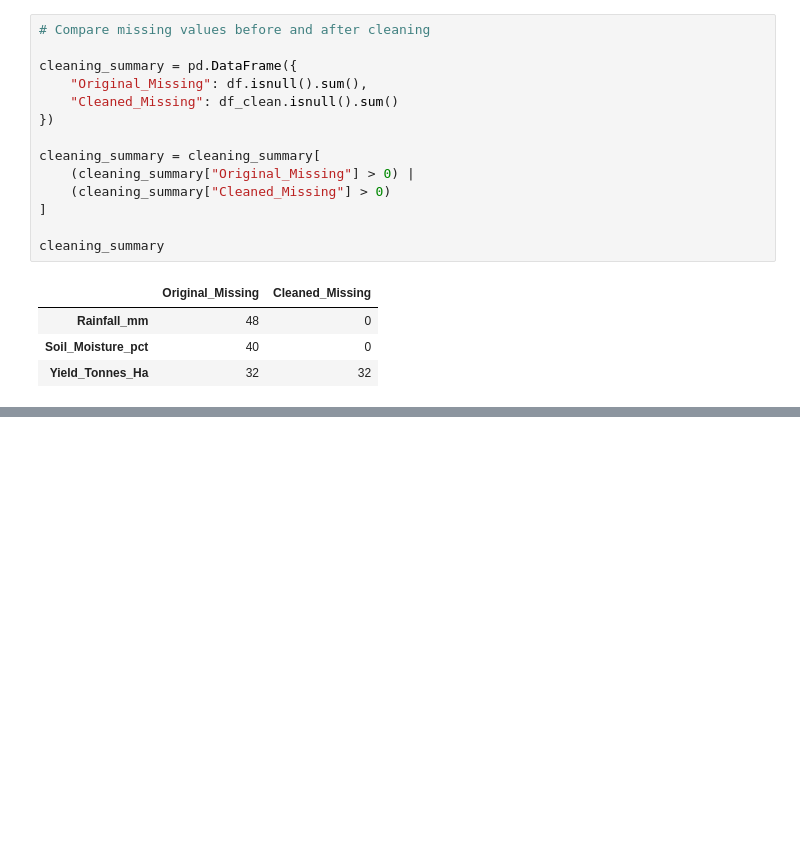
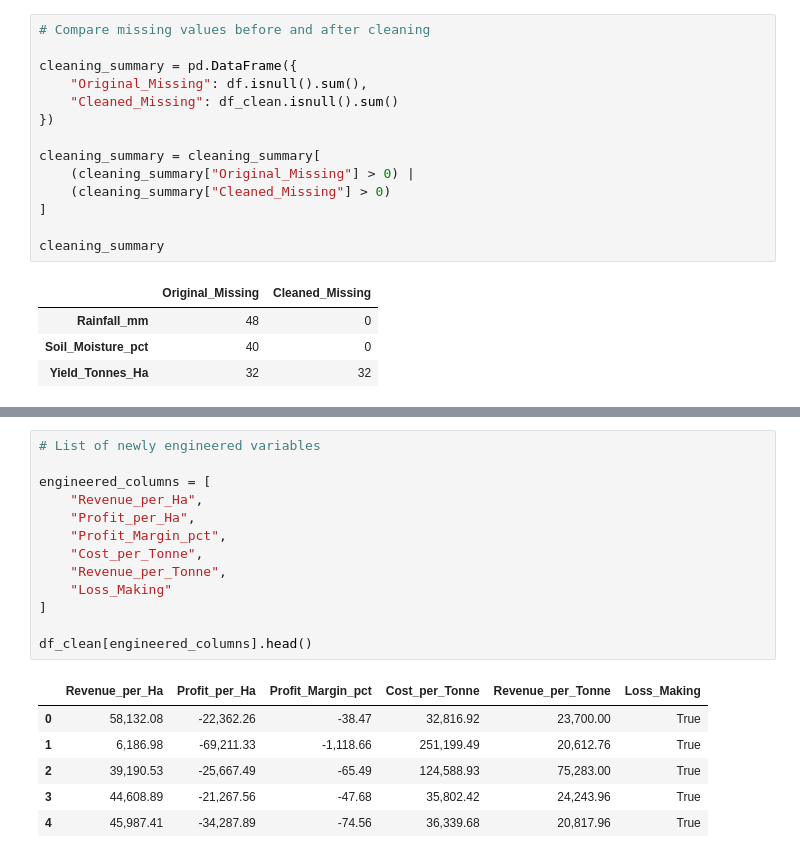
Before and after one commit to TharunPranav2007/Seasonal-Agriculture-Performance-Analysis, a Jupyter notebook: notebooks/seasonal_agriculture_analysis.ipynb, the cells around one changed output, grey strips where cells are left out. Saved outputs shown, nothing was run; the diff lists cells and outputs as text; blank space fills up the shorter version.

```diff
--- a/notebooks/seasonal_agriculture_analysis.ipynb
+++ b/notebooks/seasonal_agriculture_analysis.ipynb
@@ -566,0 +705,20 @@ cleaning_summary
+# %%
+# List of newly engineered variables
+
+engineered_columns = [
+    "Revenue_per_Ha",
+    "Profit_per_Ha",
+    "Profit_Margin_pct",
+    "Cost_per_Tonne",
+    "Revenue_per_Tonne",
+    "Loss_Making"
+]
+
+df_clean[engineered_columns].head()
+# %% [output]
+|  | Revenue_per_Ha | Profit_per_Ha | Profit_Margin_pct | Cost_per_Tonne | Revenue_per_Tonne | Loss_Making |
+| 0 | 58,132.08 | -22,362.26 | -38.47 | 32,816.92 | 23,700.00 | True |
+| 1 | 6,186.98 | -69,211.33 | -1,118.66 | 251,199.49 | 20,612.76 | True |
+| 2 | 39,190.53 | -25,667.49 | -65.49 | 124,588.93 | 75,283.00 | True |
+| 3 | 44,608.89 | -21,267.56 | -47.68 | 35,802.42 | 24,243.96 | True |
+| 4 | 45,987.41 | -34,287.89 | -74.56 | 36,339.68 | 20,817.96 | True |
```
Also changed, not shown: parts of 19 cells of this notebook.
